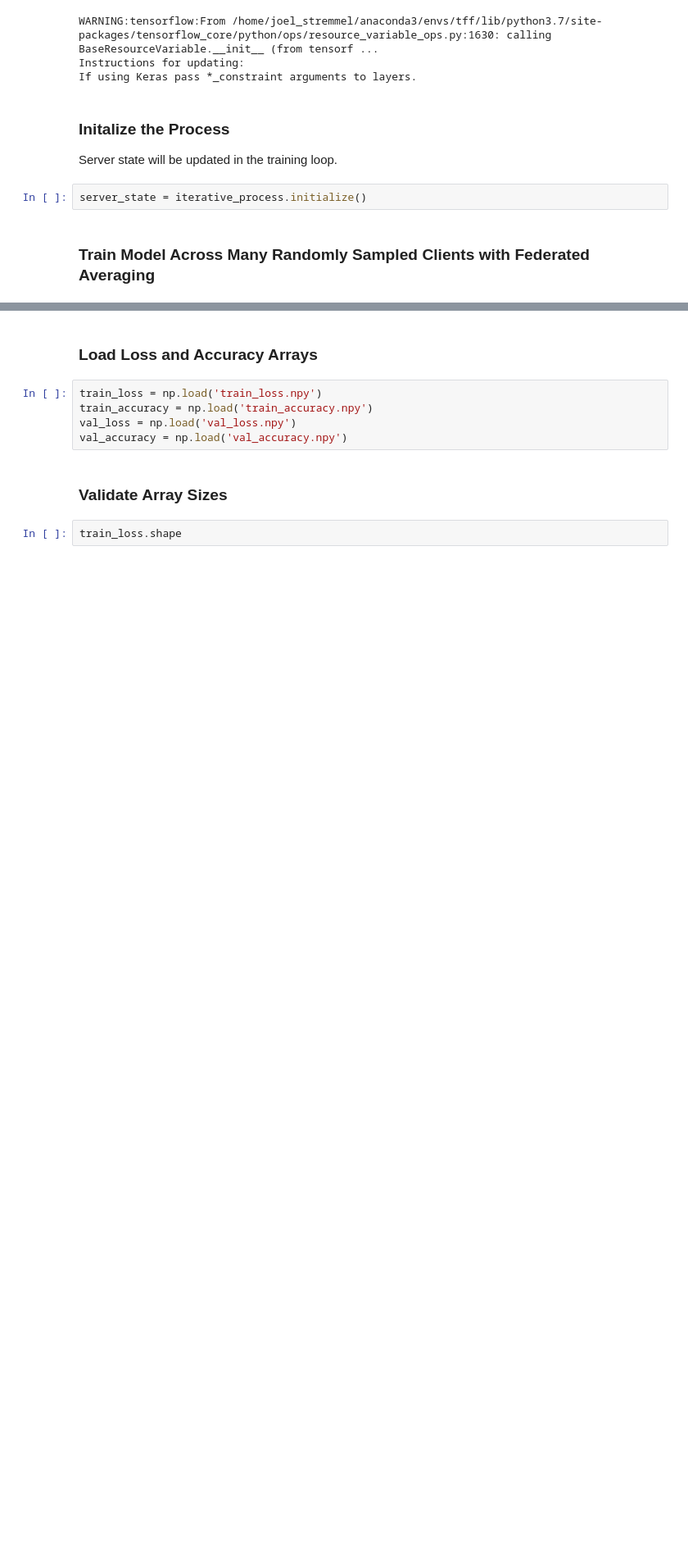
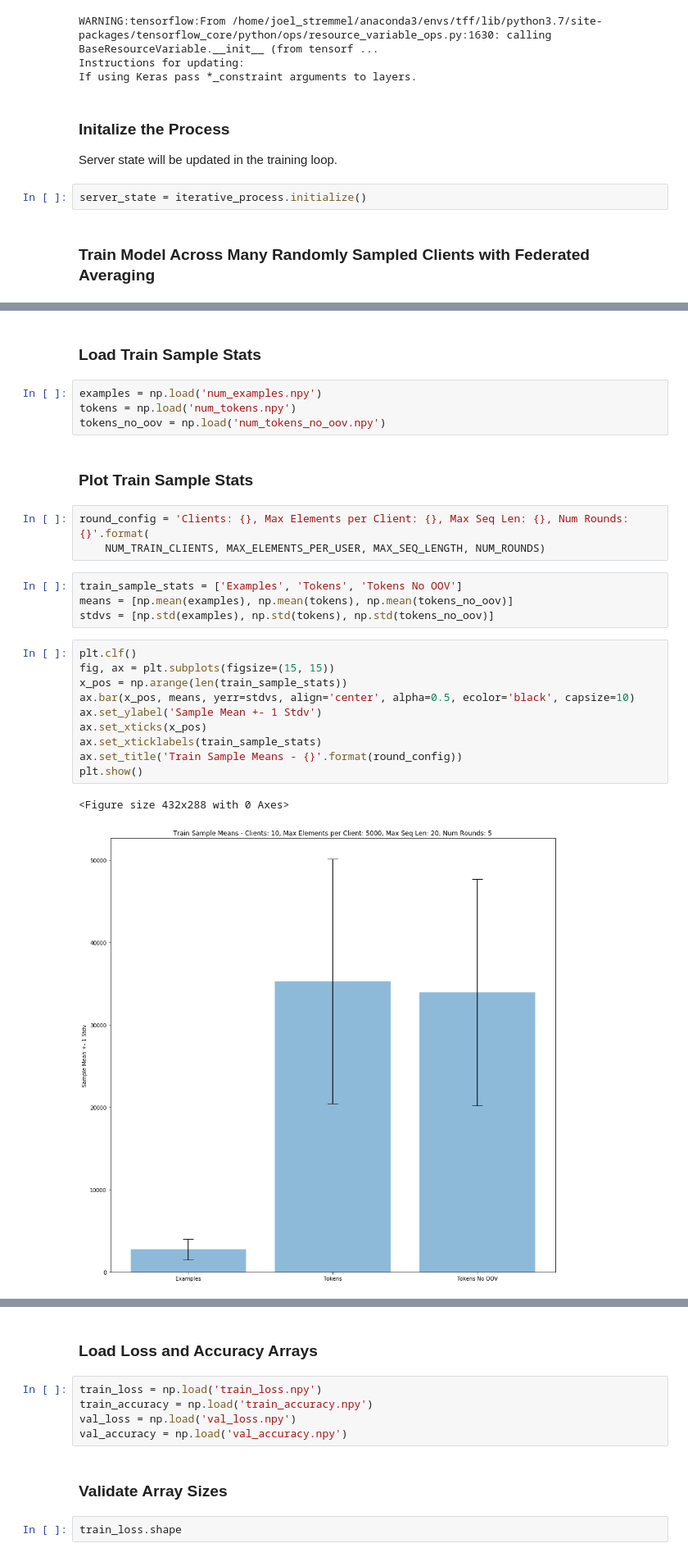
Before and after one commit to federated-learning-experiments/fl-text-models, a Jupyter notebook: notebooks/federated_next_word.ipynb, the cells around one changed output, grey strips where cells are left out. Shown at 82% size. Drawn from its saved outputs; the diff is of its cells as text; blank space fills up the shorter version.

```diff
--- a/notebooks/federated_next_word.ipynb
+++ b/notebooks/federated_next_word.ipynb
@@ -361,0 +372,28 @@ Round: 4
+# %% [markdown]
+### Load Train Sample Stats
+# %%
+examples = np.load('num_examples.npy')
+tokens = np.load('num_tokens.npy')
+tokens_no_oov = np.load('num_tokens_no_oov.npy')
+# %% [markdown]
+### Plot Train Sample Stats
+# %%
+round_config = 'Clients: {}, Max Elements per Client: {}, Max Seq Len: {}, Num Rounds: {}'.format(
+    NUM_TRAIN_CLIENTS, MAX_ELEMENTS_PER_USER, MAX_SEQ_LENGTH, NUM_ROUNDS)
+# %%
+train_sample_stats = ['Examples', 'Tokens', 'Tokens No OOV']
+means = [np.mean(examples), np.mean(tokens), np.mean(tokens_no_oov)]
+stdvs = [np.std(examples), np.std(tokens), np.std(tokens_no_oov)]
+# %%
+plt.clf()
+fig, ax = plt.subplots(figsize=(15, 15))
+x_pos = np.arange(len(train_sample_stats))
+ax.bar(x_pos, means, yerr=stdvs, align='center', alpha=0.5, ecolor='black', capsize=10)
+ax.set_ylabel('Sample Mean +- 1 Stdv')
+ax.set_xticks(x_pos)
+ax.set_xticklabels(train_sample_stats)
+ax.set_title('Train Sample Means - {}'.format(round_config))
+plt.show()
+# %% [output]
+<Figure size 432x288 with 0 Axes>
+[figure, added]
```
Also changed, not shown: parts of 3 cells of this notebook, 7 other files.
